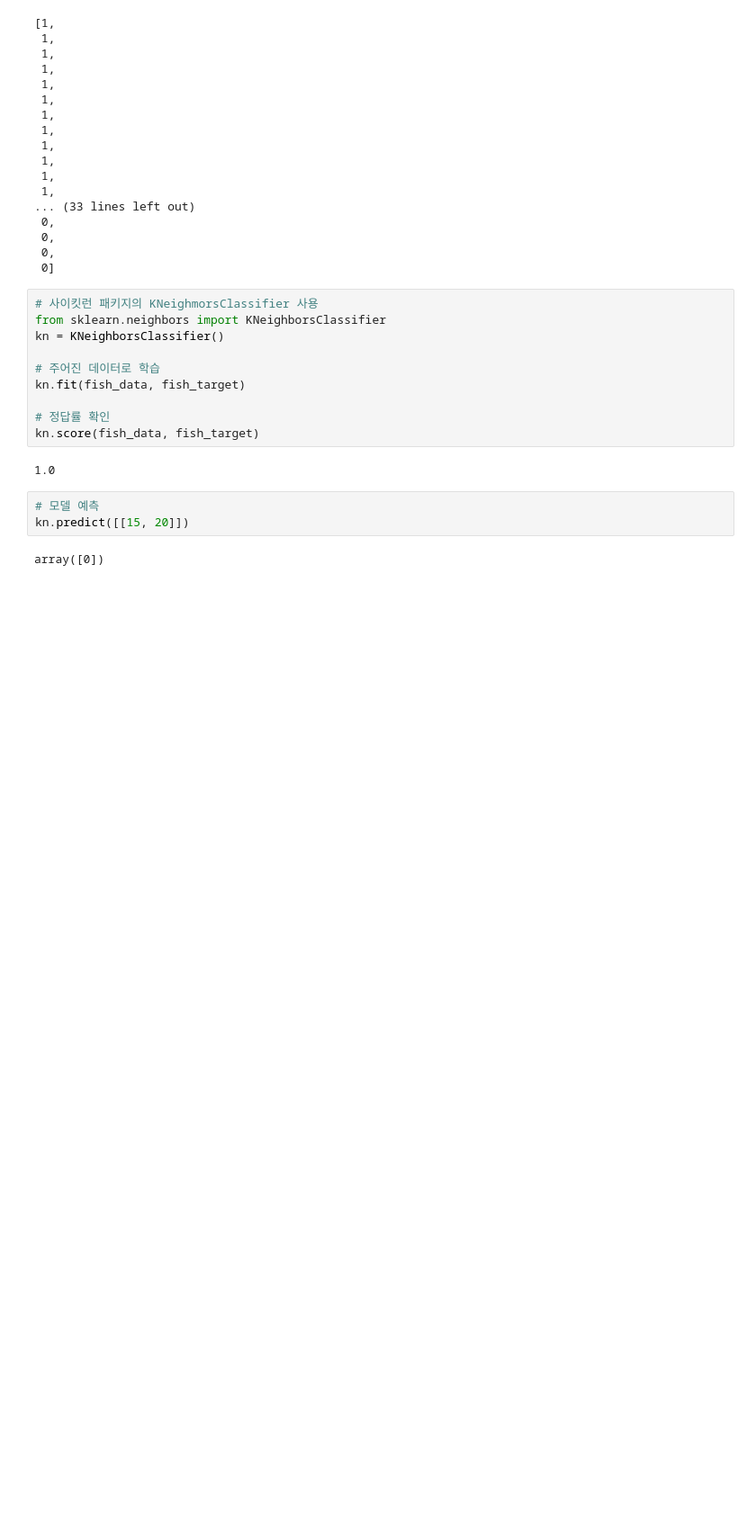
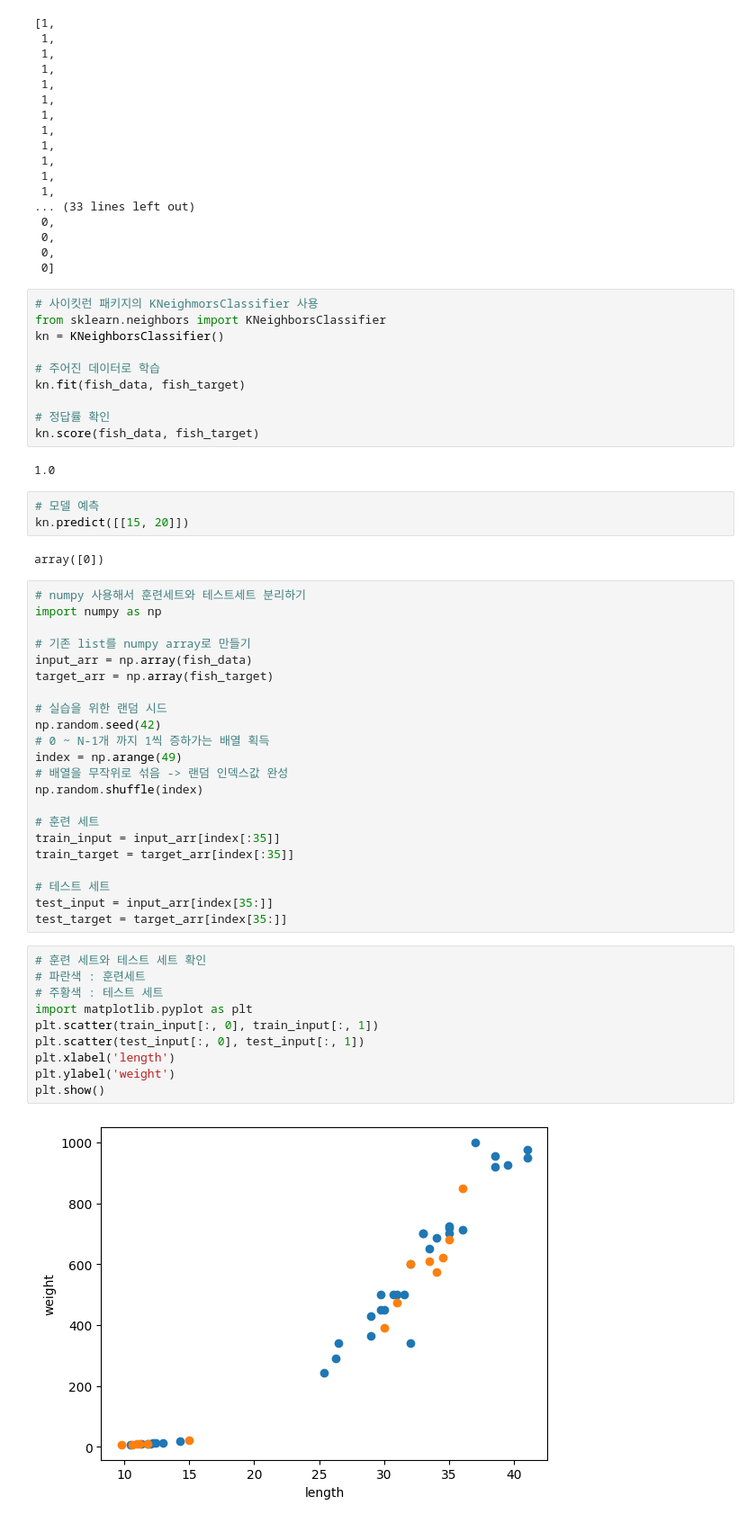
Before and after one commit to mapzine123/machine-running, a Jupyter notebook: 혼공머.ipynb, the cells around one changed output. Shown: that part at 90% size. Drawn from its saved outputs; the diff is of its cells as text; blank space fills up the shorter version.

```diff
--- a/혼공머.ipynb
+++ b/혼공머.ipynb
@@ -121,3 +85,37 @@ kn.score(fish_data, fish_target)
 kn.predict([[15, 20]])
 # %% [output]
 array([0])
+# %%
+# numpy 사용해서 훈련세트와 테스트세트 분리하기
+import numpy as np
+
+# 기존 list를 numpy array로 만들기
+input_arr = np.array(fish_data)
+target_arr = np.array(fish_target)
+
+# 실습을 위한 랜덤 시드
+np.random.seed(42)
+# 0 ~ N-1개 까지 1씩 증하가는 배열 획득
+index = np.arange(49)
+# 배열을 무작위로 섞음 -> 랜덤 인덱스값 완성
+np.random.shuffle(index)
+
+# 훈련 세트
+train_input = input_arr[index[:35]]
+train_target = target_arr[index[:35]]
+
+# 테스트 세트
+test_input = input_arr[index[35:]]
+test_target = target_arr[index[35:]]
+# %%
+# 훈련 세트와 테스트 세트 확인
+# 파란색 : 훈련세트
+# 주황색 : 테스트 세트
+import matplotlib.pyplot as plt
+plt.scatter(train_input[:, 0], train_input[:, 1])
+plt.scatter(test_input[:, 0], test_input[:, 1])
+plt.xlabel('length')
+plt.ylabel('weight')
+plt.show()
+# %% [output]
+[figure, added]
```
Also changed, not shown: parts of 9 cells of this notebook.
